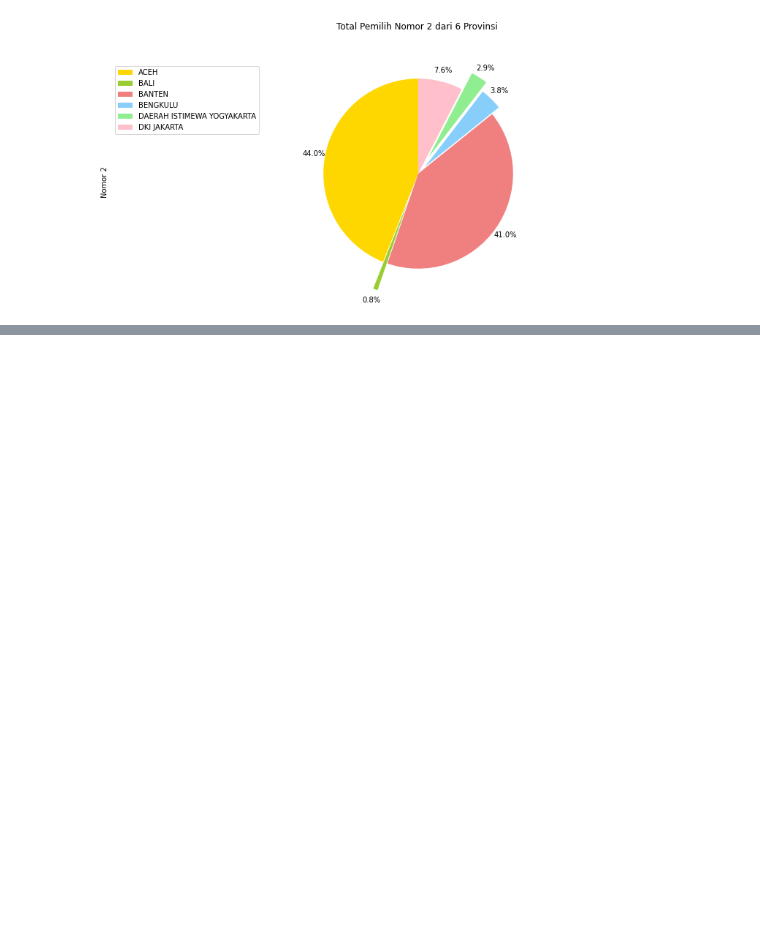
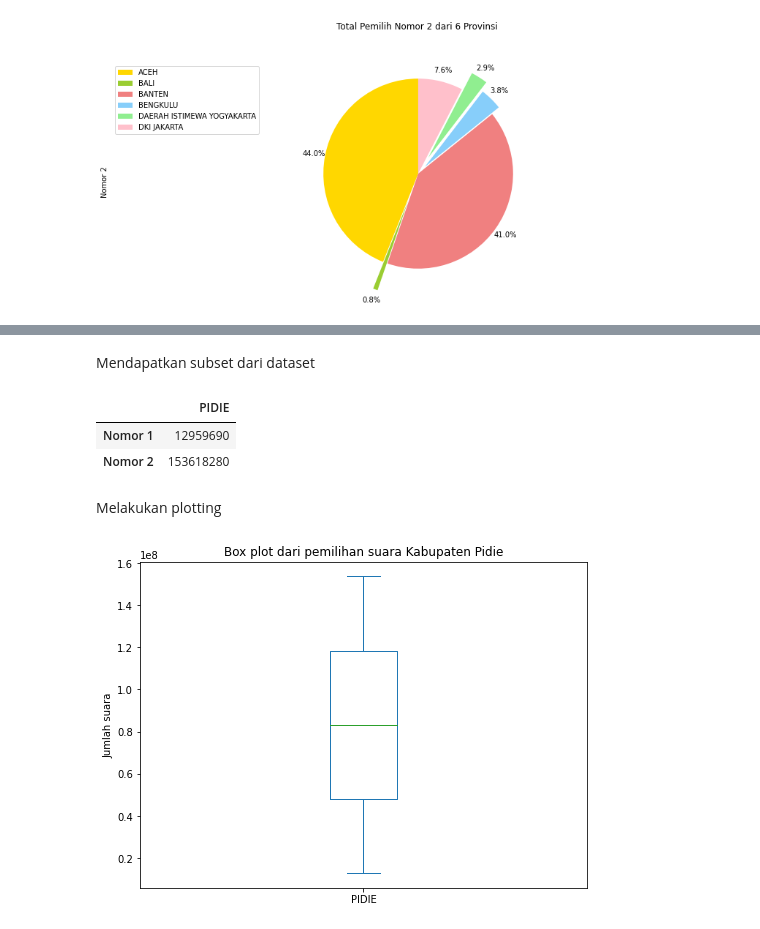
Before and after one commit to daffa1134/Praktikum-VisDat, a Jupyter notebook: 2008107010013_Daffa_Mudhaffar_Tugas_3.ipynb, the cells around one changed output, grey strips where cells are left out. Saved outputs shown, nothing was run; the diff lists cells and outputs as text; code cells hidden in the pictures; blank space fills up the shorter version.

Commit message:
Box Plot, Done

```diff
--- a/2008107010013_Daffa_Mudhaffar_Tugas_3.ipynb
+++ b/2008107010013_Daffa_Mudhaffar_Tugas_3.ipynb
@@ -133,2 +132,0 @@ print(type(df.index.tolist()))
-# %%
-df.drop(['NAMA_PROV'], axis = 1, inplace = True)
@@ -252,0 +258,23 @@ plt.show()
+# %% [markdown]
+Mendapatkan subset dari dataset
+# %%
+pilihan = ['Nomor 1', 'Nomor 2']
+
+df_Pidie = df.loc[['PIDIE'], pilihan].transpose()
+
+df_Pidie.head()
+# %% [output]
+|  | PIDIE |
+| Nomor 1 | 12959690 |
+| Nomor 2 | 153618280 |
+# %% [markdown]
+Melakukan plotting
+# %%
+df_Pidie.plot(kind='box', figsize=(8, 6))
+
+plt.title('Box plot dari pemilihan suara Kabupaten Pidie')
+plt.ylabel('Jumlah suara')
+
+plt.show()
+# %% [output]
+[figure, added]
```
Also changed, not shown: parts of 13 cells of this notebook.
